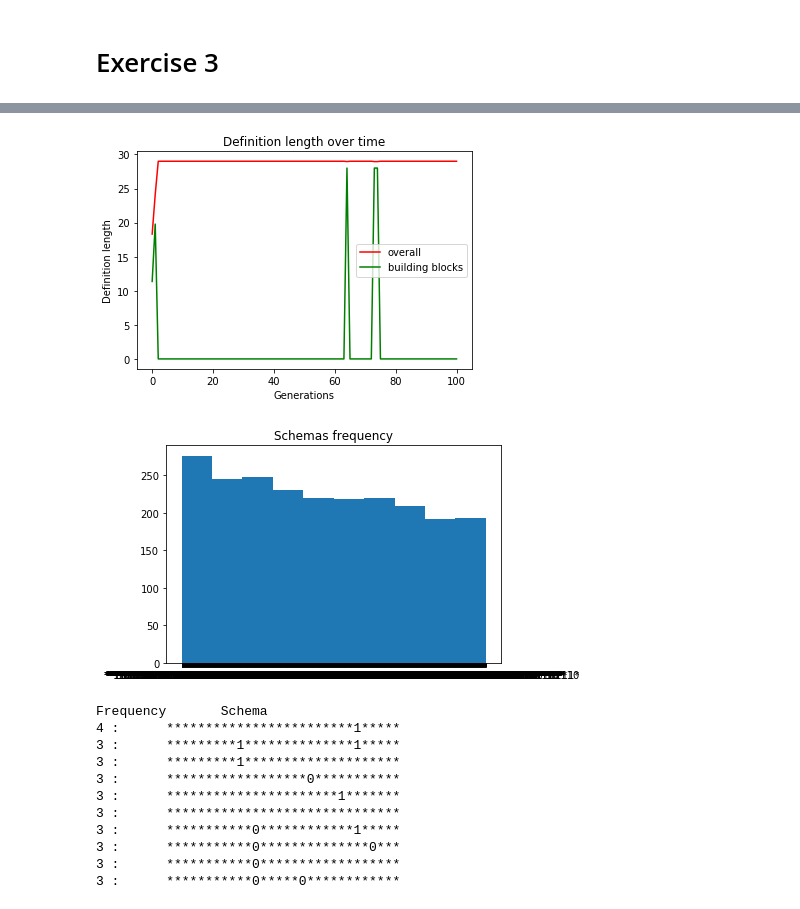
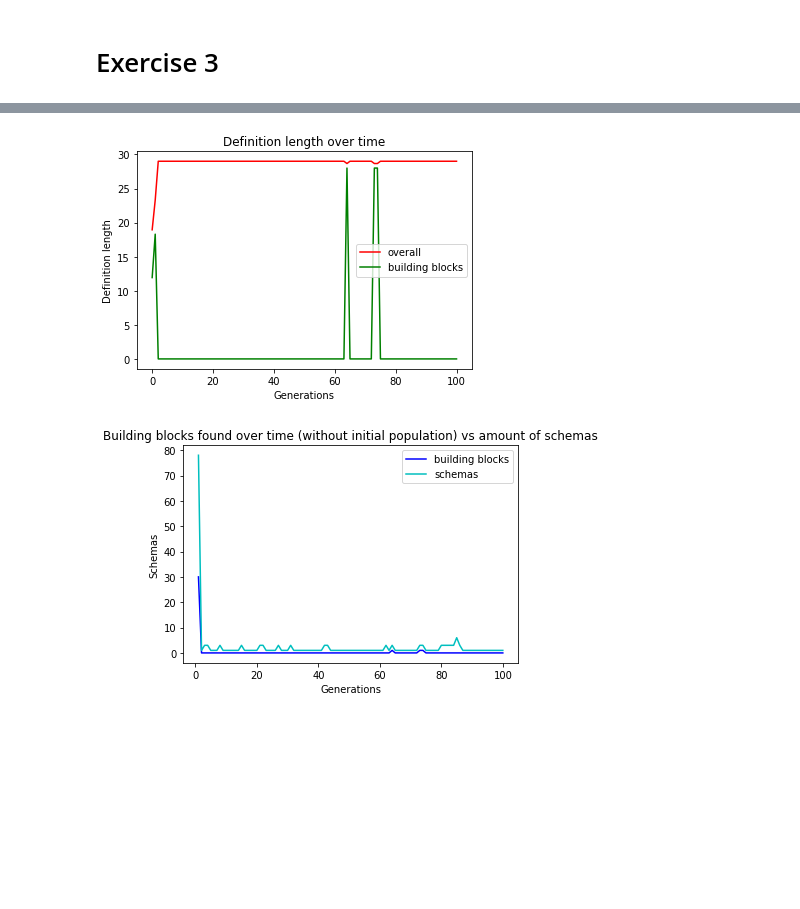
Before and after one commit to ceciliamm/evolutionary-computation, a Jupyter notebook: psets/05/PSet.ipynb, the cells around one changed output, grey strips where cells are left out. Saved outputs shown, nothing was run; the diff lists cells and outputs as text; code cells hidden in the pictures; blank space fills up the shorter version.

```diff
--- a/psets/05/PSet.ipynb
+++ b/psets/05/PSet.ipynb
@@ -99,49 +114,66 @@ for results in sim.run():
 # %%
 import numpy as np
 import schematax
+import toolz
 
 
 X = np.array(range(101))
 
 overall_results = {
     'order': [None] * 101,
-    'definition_length': [None] * 101
+    'definition_length': [None] * 101,
+    'building_blocks_over_time': [None] * 101,
+    'schemas_count': [None] * 101
 }
 building_blocks = {
     'order': [None] * 101,
     'definition_length': [None] * 101,
-    'schemas': [],
-    'schemas_freq': {}
+    'schemas_freq': {},
+    'schemas_freq_wo': {}
 }
 
 for i in range(101):
+    # Load schemas from file
     schema_file = open('data/schemas/{}.schema'.format(i), 'r').readlines()
     schemas = []
     for l in schema_file[1:]:
         s = l.split(',')
         schemas.append((s[0], int(s[1]), int(s[2])))
 
+    # Remove duplicates
+    schemas = [x for x in toolz.unique(schemas, key=lambda x: str(x))]
+    overall_results['schemas_count'][i] = len(schemas)
+
+    # Retrieve generation stats
     order = [s[1] for s in schemas]
     definition_length = [s[2] for s in schemas]
 
+    # Update generation stats
     order_m = np.mean(order)
     definition_length_m = np.mean(definition_length)
     overall_results['order'][i] = order_m
     overall_results['definition_length'][i] = definition_length_m
 
+    # Retrieve building blocks
     bbs = []
     for s in schemas:
         if s[1] < order_m and s[2] < definition_length_m:
             bbs.append(s)
+    overall_results['building_blocks_over_time'][i] = len(bbs)
 
+    # Update building blocks stats
     building_blocks['order'][i] = np.mean([x[1] for x in bbs]) if len(bbs) > 0 else 0
     building_blocks['definition_length'][i] = np.mean([x[2] for x in bbs]) if len(bbs) > 0 else 0
 
+    # Update building blocks appearances
     for bb in bbs:
-        building_blocks['schemas'].append(bb)
-        building_blocks['schemas_freq'][bb[0]] = building_blocks['schemas_freq'].get(bb[0], 0) + 1
-
-    # print('Building blocks:', len(building_blocks['schemas_freq']))
+        bb_schema = building_blocks['schemas_freq'].setdefault(bb[0], {'freq': 0, 'appeared_in': []})
+        bb_schema_wo = building_blocks['schemas_freq_wo'].setdefault(bb[0], {'freq': 0, 'appeared_in': []})
+        bb_schema['freq'] += 1
+        bb_schema['appeared_in'].append(i)
+        if i > 0:
+            bb_schema_wo['appeared_in'].append(i)
+            bb_schema_wo['freq'] += 1
 
 
 plt.figure('Schemas order')
@@ -162,13 +194,35 @@ plt.ylabel('Definition length')
 plt.legend(handles=[order_plt, bb_order_plt])
 plt.show()
 
-plt.figure('Schemas frequency')
-plt.title('Schemas frequency')
-plt.hist([b[0] for b in building_blocks['schemas']])
+plt.figure('Building blocks found over time (without initial population)')
+plt.title('Building blocks found over time (without initial population) vs amount of schemas')
+bb_wo_plt, = plt.plot(X[1:], overall_results['building_blocks_over_time'][1:], 'b', label='building blocks')
+ss_wo_plt, = plt.plot(X[1:], overall_results['schemas_count'][1:], 'c', label='schemas')
+plt.xlabel('Generations')
+plt.ylabel('Schemas')
+plt.legend(handles=[bb_wo_plt, ss_wo_plt])
 plt.show()
 
-top_10 = sorted(building_blocks['schemas_freq'].items(), key=lambda x: x[1], reverse=True)[:10]
-print('Frequency\tSchema')
+plt.figure('Building blocks found over time (including initial population)')
+plt.title('Building blocks found over time (including initial population) vs amount of schemas')
+bb_wo_plt, = plt.plot(X, overall_results['building_blocks_over_time'], 'b', label='building blocks')
+ss_wo_plt, = plt.plot(X, overall_results['schemas_count'], 'c', label='schemas')
+plt.xlabel('Generations')
+plt.ylabel('Schemas')
+plt.legend(handles=[bb_wo_plt, ss_wo_plt])
+plt.show()
+
+print('-' * 60)
+print("Top 10 building blocks (without initial popuation)\n")
+top_10 = sorted(building_blocks['schemas_freq_wo'].items(), key=lambda x: x[1]['freq'], reverse=True)[:10]
+print('Frequency \t Schema \t\t\t\t Appeared in generations')
 for t in top_10:
-    print(t[1], ':\t', t[0])
+    print(t[1]['freq'], '\t\t', t[0], '\t', t[1]['appeared_in'])
+
+print('-' * 60)
+print("Top 15 building blocks (including initial popuation)\n")
+top_10 = sorted(building_blocks['schemas_freq'].items(), key=lambda x: x[1]['freq'], reverse=True)[:15]
+print('Frequency \t Schema \t\t\t\t Appeared in generations')
+for t in top_10:
+    print(t[1]['freq'], '\t\t', t[0], '\t', t[1]['appeared_in'])
 # %% [output]
@@ -193,13 +230,2 @@ Building blocks: 1874
-[figure, old version]
+[figure, new version]
-[figure, old version]
+[figure, new version]
-Frequency       Schema
-4 :      ************************1*****
-3 :      *********1**************1*****
-3 :      *********1********************
-3 :      ******************0***********
-3 :      **********************1*******
-3 :      ******************************
-3 :      ***********0************1*****
-3 :      ***********0**************0***
-3 :      ***********0******************
-3 :      ***********0*****0************
```
Also changed, not shown: parts of 5 cells of this notebook, 5 other files.
